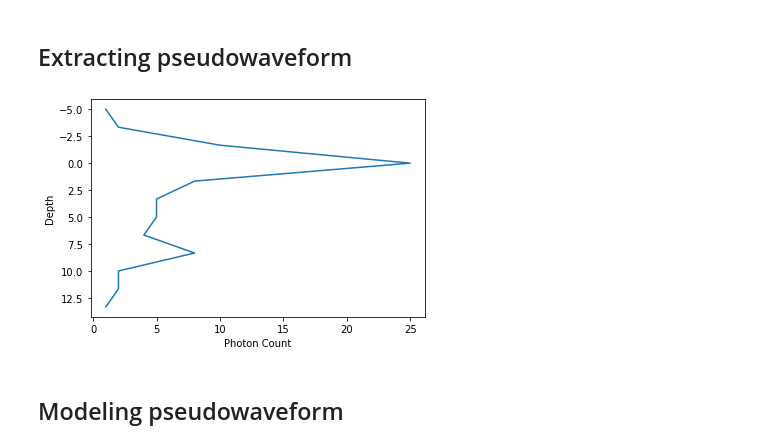
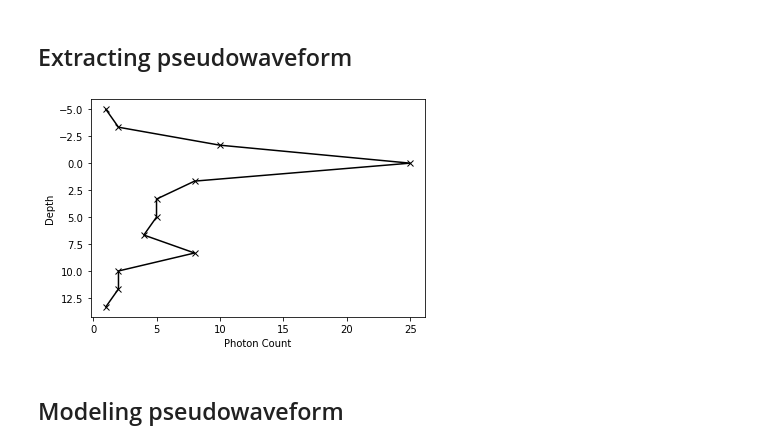
Before and after one commit to jonm3D/OpenOceans, a Jupyter notebook: demos/Demo_Histogram_Model.ipynb, the cells around one changed output. Cells and saved outputs as stored; diff of their text form; code cells hidden in the pictures.

```diff
--- a/demos/Demo_Histogram_Model.ipynb
+++ b/demos/Demo_Histogram_Model.ipynb
@@ -28,22 +28,22 @@ import openoceans as oo
 # %%
 # making a fake wavefrom for now
 
 # increasing in depth, decreasing in elevation
 hist = np.array([1, 2, 10, 25, 8, 5, 5, 4, 8, 2, 2, 1])
 # 25 value is the surface return
 # 8 value is the seafloor return
 
 # depth bins increasing L-R
 depth_bin_edges = np.linspace(-5, 15, len(hist)+1)
 
 # quick viz
 plt.figure()
-plt.plot(hist, depth_bin_edges[:-1])
+plt.plot(hist, depth_bin_edges[:-1], 'kx-')
 plt.ylabel('Depth')
 plt.xlabel('Photon Count')
 plt.gca().invert_yaxis() # flip y axis for depth to make sense
 # %% [output]
-[figure, old version]
+[figure, new version]
 # %% [markdown]
 ## Modeling pseudowaveform
 # %% [markdown]
```
Also changed, not shown: parts of 7 cells of this notebook, 7 other files.
